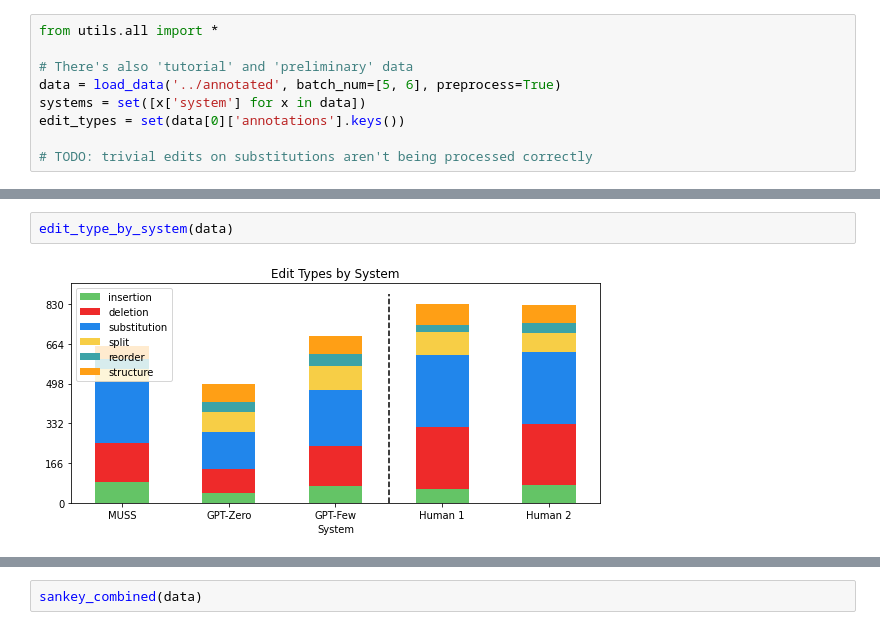
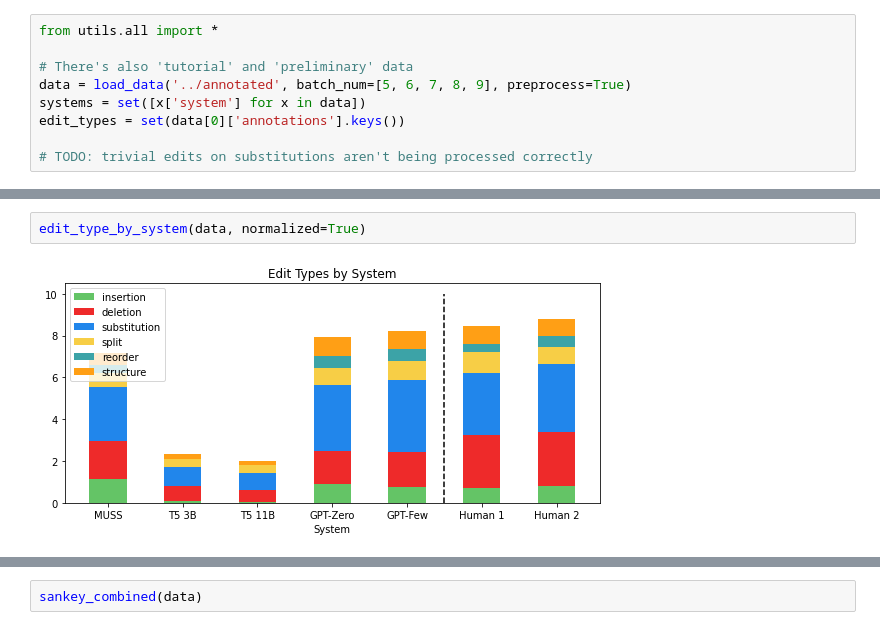
Before and after one commit to Yao-Dou/ts-annotation-tool, a Jupyter notebook: data/analysis/analysis.ipynb, the cells around one changed output, grey strips where cells are left out. Cells and saved outputs as stored; diff of their text form.

```diff
--- a/data/analysis/analysis.ipynb
+++ b/data/analysis/analysis.ipynb
@@ -2,7 +2,7 @@
 from utils.all import *
 
 # There's also 'tutorial' and 'preliminary' data
-data = load_data('../annotated', batch_num=[5, 6], preprocess=True)
+data = load_data('../annotated', batch_num=[5, 6, 7, 8, 9], preprocess=True)
 systems = set([x['system'] for x in data])
 edit_types = set(data[0]['annotations'].keys())
 
@@ -28,5 +48,5 @@ When processing sentence: rachel - Batch 6, HIT 34 (ID 131). Caught error on: ''
 # %%
-edit_type_by_system(data)
+edit_type_by_system(data, normalized=True)
 # %% [output]
-[figure, old version]
+[figure, new version]
 # %%
```
Also changed, not shown: parts of 27 cells of this notebook, 46 other files.
